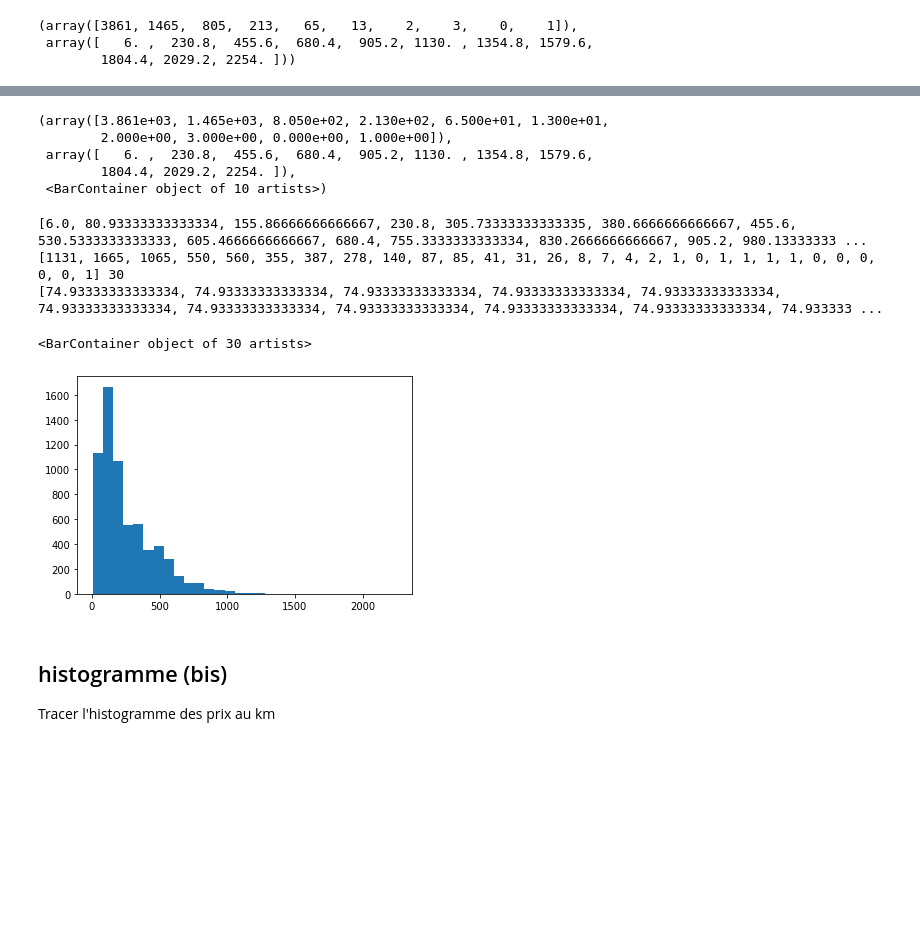
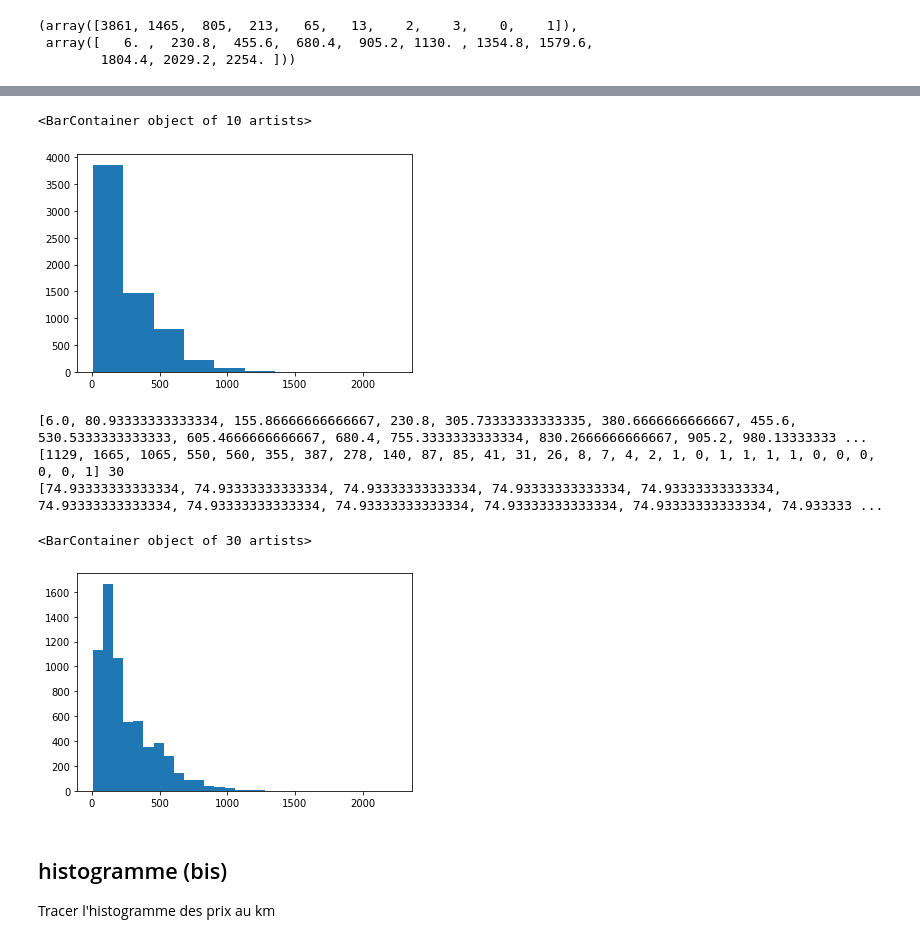
Before and after one commit to CharlesAttend/M1-S1-DAC, a Jupyter notebook: MAPSI/TME/tme1/blablacar_processing_etu.ipynb, the cells around one changed output, grey strips where cells are left out. Drawn from its saved outputs; the diff is of its cells as text; code cells hidden in the pictures; blank space fills up the shorter version.

```diff
--- a/MAPSI/TME/tme1/blablacar_processing_etu.ipynb
+++ b/MAPSI/TME/tme1/blablacar_processing_etu.ipynb
@@ -70,12 +70,12 @@ Variance: : 44129.49326228224
 Les 10 quantiles : [  6.   64.   88.  111.  142.  182.  230.  316.  408.6 552. ]
 # %%
 # Discrétisation des distances & histogramme avec np.histogram
-hey = np.histogram(d, 10)
-hey
+hist,bins = np.histogram(d, 10)
+hist,bins
 # %% [output]
 (array([3861, 1465,  805,  213,   65,   13,    2,    3,    0,    1]),
  array([   6. ,  230.8,  455.6,  680.4,  905.2, 1130. , 1354.8, 1579.6,
         1804.4, 2029.2, 2254. ]))
 # %%
-plt.hist(d, bins=10)
+plt.bar(bins[:-1],hist, [bins[1]-bins[0]]*10, align='edge')
 # %% [output]
@@ -84,8 +82,5 @@ plt.hist(d, bins=10)
-(array([3.861e+03, 1.465e+03, 8.050e+02, 2.130e+02, 6.500e+01, 1.300e+01,
-        2.000e+00, 3.000e+00, 0.000e+00, 1.000e+00]),
- array([   6. ,  230.8,  455.6,  680.4,  905.2, 1130. , 1354.8, 1579.6,
-        1804.4, 2029.2, 2254. ]),
- <BarContainer object of 10 artists>)
+<BarContainer object of 10 artists>
+[figure, added]
 # %%
 # Discrétisation des distances & histogramme a la main
 n = 30 # nb intervalle
@@ -93,7 +88,7 @@ n = 30 # nb intervalle
 inter = [(max(d)-min(d))/n]*n
 bornes = [min(d) + i*(max(d)-min(d))/n for i in range(n+1)]
 # calcul des effectifs avec np.where
-effectifs = [len(np.where(d<=bornes[i])[0]) - len(np.where(d<bornes[i-1])[0]) for i in range(1, len(bornes)) ]
+effectifs = [np.where((bornes[i-1]<d) & (d<=bornes[i]), 1, 0).sum() for i in range(1, len(bornes)) ]
 
 print(bornes, len(bornes))
 print(effectifs, len(effectifs))
@@ -103,7 +98,7 @@ print(inter, len(inter))
 plt.bar(bornes[:-1], effectifs, inter, align='edge')
 # %% [output]
 [6.0, 80.93333333333334, 155.86666666666667, 230.8, 305.73333333333335, 380.6666666666667, 455.6, 530.5333333333333, 605.4666666666667, 680.4, 755.3333333333334, 830.2666666666667, 905.2, 980.13333333 ...
-[1131, 1665, 1065, 550, 560, 355, 387, 278, 140, 87, 85, 41, 31, 26, 8, 7, 4, 2, 1, 0, 1, 1, 1, 1, 0, 0, 0, 0, 0, 1] 30
+[1129, 1665, 1065, 550, 560, 355, 387, 278, 140, 87, 85, 41, 31, 26, 8, 7, 4, 2, 1, 0, 1, 1, 1, 1, 0, 0, 0, 0, 0, 1] 30
 [74.93333333333334, 74.93333333333334, 74.93333333333334, 74.93333333333334, 74.93333333333334, 74.93333333333334, 74.93333333333334, 74.93333333333334, 74.93333333333334, 74.93333333333334, 74.933333 ...
 <BarContainer object of 30 artists>
 [figure]
```
Also changed, not shown: parts of 6 cells of this notebook.
